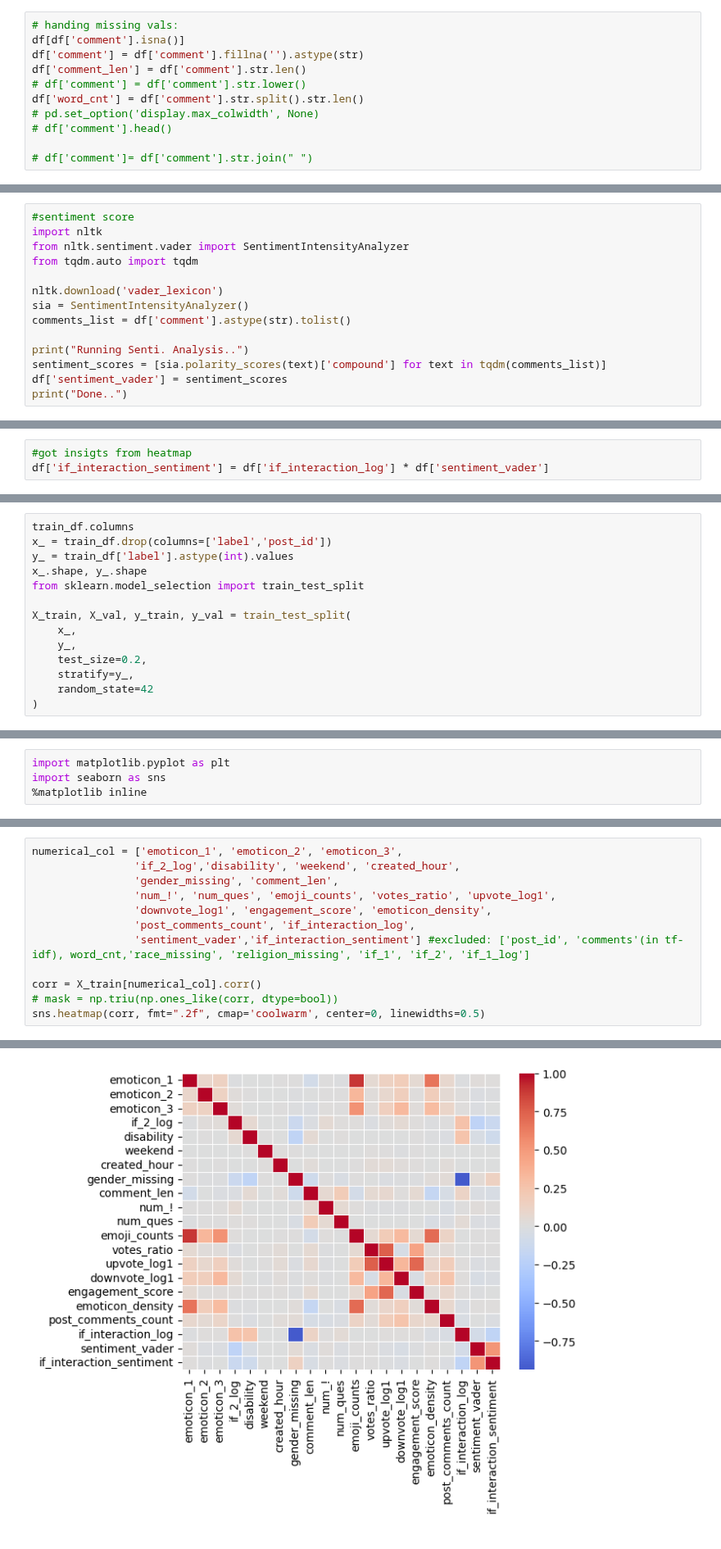
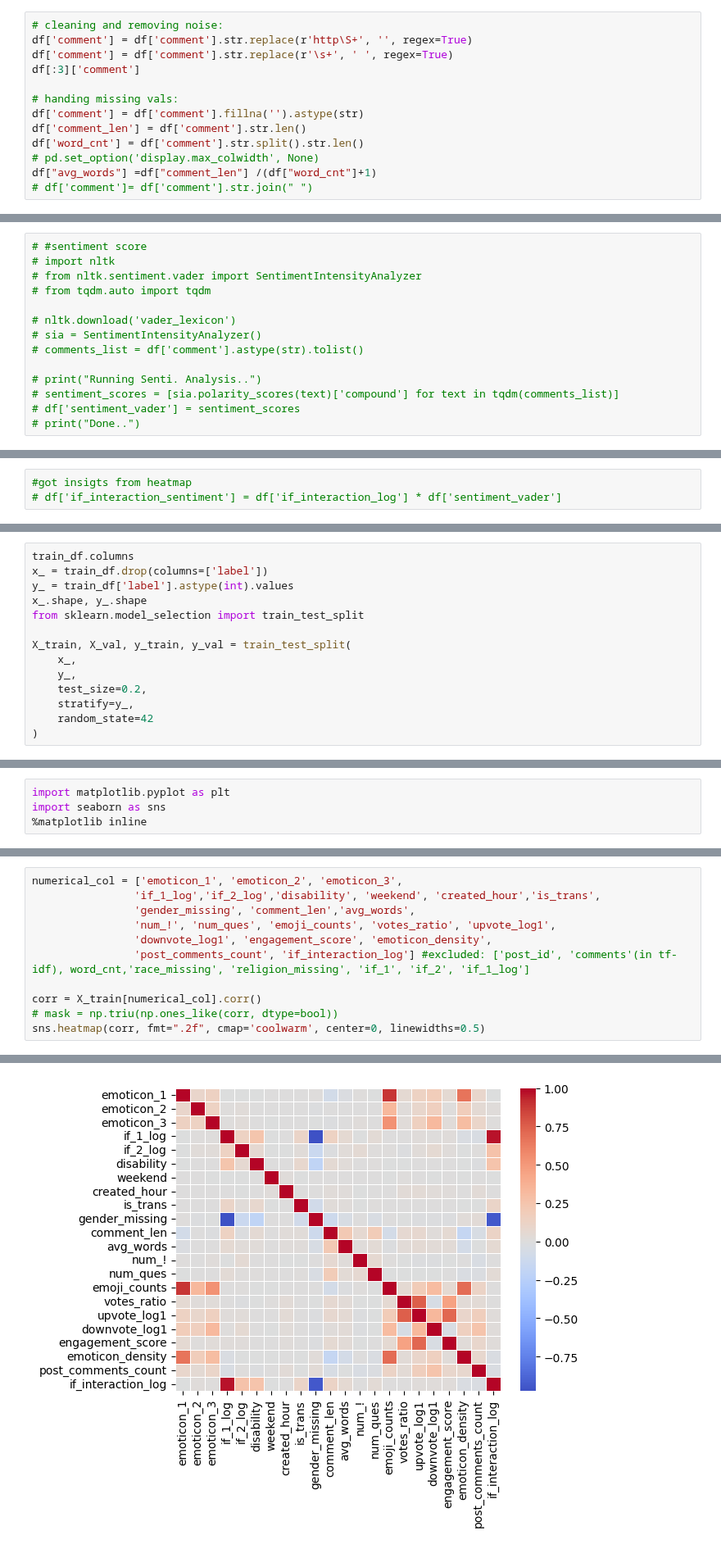
Before and after one commit to Kr-Adarsh/ML_CORE, a Jupyter notebook: Projects/Comments Category Prediction/comments_prediction_final_NB.ipynb, the cells around one changed output, grey strips where cells are left out. Shown at 82% size. Drawn from its saved outputs; the diff is of its cells as text.

Commit message:
updated the final_submission for comments category predictino nb

```diff
--- a/Projects/Comments Category Prediction/commentsCategoryPredic-notebook_final.ipynb
+++ b/Projects/Comments Category Prediction/comments_prediction_final_NB.ipynb
@@ -178,14 +155,16 @@ for i in cols:
 
 ### Handling comments:
 # %%
+# cleaning and removing noise:
+df['comment'] = df['comment'].str.replace(r'http\S+', '', regex=True)
+df['comment'] = df['comment'].str.replace(r'\s+', ' ', regex=True)
+df[:3]['comment']
+
 # handing missing vals:
-df[df['comment'].isna()]
 df['comment'] = df['comment'].fillna('').astype(str)
 df['comment_len'] = df['comment'].str.len()
-# df['comment'] = df['comment'].str.lower()
 df['word_cnt'] = df['comment'].str.split().str.len()
 # pd.set_option('display.max_colwidth', None)
-# df['comment'].head()
-
+df["avg_words"] =df["comment_len"] /(df["word_cnt"]+1)
 # df['comment']= df['comment'].str.join(" ")
 # %%
@@ -332,16 +287,16 @@ df["if_2_log"] = np.log1p(df["if_2"])
 
 df["if_interaction_log"] = df["if_1_log"] * df["if_2_log"]
 # %%
-#sentiment score
-import nltk
-from nltk.sentiment.vader import SentimentIntensityAnalyzer
-from tqdm.auto import tqdm
+# #sentiment score
+# import nltk
+# from nltk.sentiment.vader import SentimentIntensityAnalyzer
+# from tqdm.auto import tqdm
 
-nltk.download('vader_lexicon')
-sia = SentimentIntensityAnalyzer()
-comments_list = df['comment'].astype(str).tolist()
+# nltk.download('vader_lexicon')
+# sia = SentimentIntensityAnalyzer()
+# comments_list = df['comment'].astype(str).tolist()
 
-print("Running Senti. Analysis..")
-sentiment_scores = [sia.polarity_scores(text)['compound'] for text in tqdm(comments_list)]
-df['sentiment_vader'] = sentiment_scores
-print("Done..")
+# print("Running Senti. Analysis..")
+# sentiment_scores = [sia.polarity_scores(text)['compound'] for text in tqdm(comments_list)]
+# df['sentiment_vader'] = sentiment_scores
+# print("Done..")
@@ -354,4 +303,4 @@ Done..
 # %%
 #got insigts from heatmap
-df['if_interaction_sentiment'] = df['if_interaction_log'] * df['sentiment_vader']
+# df['if_interaction_sentiment'] = df['if_interaction_log'] * df['sentiment_vader']
 # %%
@@ -409,7 +351,7 @@ print(test_df.shape
 ### Splitting the train dataset: Real ML
 # %%
 train_df.columns
-x_ = train_df.drop(columns=['label','post_id'])
+x_ = train_df.drop(columns=['label'])
 y_ = train_df['label'].astype(int).values
 x_.shape, y_.shape
 from sklearn.model_selection import train_test_split
@@ -831,19 +699,18 @@ The ultimate conclusion from all three plots is that user behavior is incredibly
 since we have isolated the missing ones in actual final dataset it'd be of help in analysis
 # %%
 numerical_col = ['emoticon_1', 'emoticon_2', 'emoticon_3',
-                'if_2_log','disability', 'weekend', 'created_hour',
-                'gender_missing', 'comment_len',
+                'if_1_log','if_2_log','disability', 'weekend', 'created_hour','is_trans',
+                'gender_missing', 'comment_len','avg_words',
                 'num_!', 'num_ques', 'emoji_counts', 'votes_ratio', 'upvote_log1',
                 'downvote_log1', 'engagement_score', 'emoticon_density',
-                'post_comments_count', 'if_interaction_log',
-                'sentiment_vader','if_interaction_sentiment'] #excluded: ['post_id', 'comments'(in tf-idf), word_cnt,'race_missing', 'religion_missing', 'if_1', 'if_2', 'if_1_log']
+                'post_comments_count', 'if_interaction_log'] #excluded: ['post_id', 'comments'(in tf-idf), word_cnt,'race_missing', 'religion_missing', 'if_1', 'if_2', 'if_1_log']
 
 corr = X_train[numerical_col].corr()
 # mask = np.triu(np.ones_like(corr, dtype=bool))
 sns.heatmap(corr, fmt=".2f", cmap='coolwarm', center=0, linewidths=0.5)
 # %% [output]
 <Axes: >
-[figure, old version]
+[figure, new version]
 # %% [markdown]
 ### Heat Map Analysis
 ![image.png](attachment:c6ae6a67-11bc-47b4-bffd-d9674c75071e.png)
```
Also changed, not shown: parts of 109 cells of this notebook.
